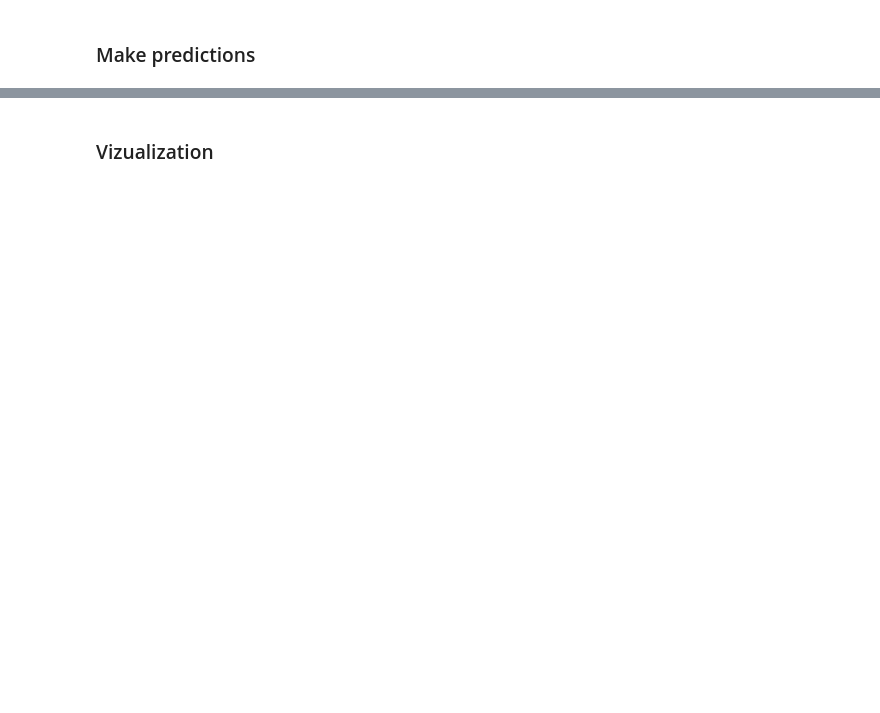
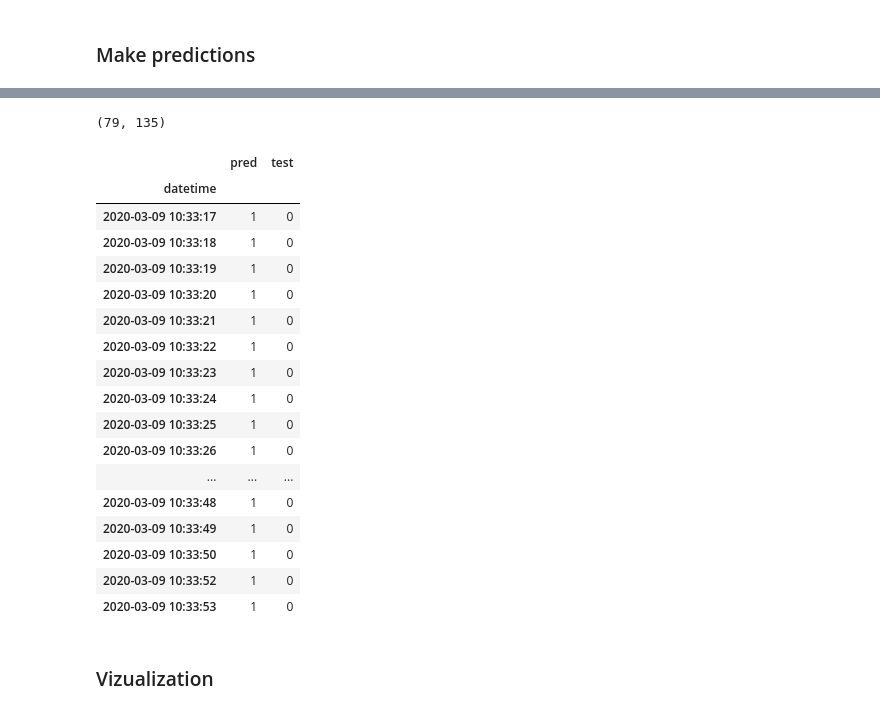
Before and after one commit to dabdya/anomaly_detection, a Jupyter notebook: Custom LSTM-AE.ipynb, the cells around one changed output, grey strips where cells are left out. Cells and saved outputs as stored; diff of their text form; code cells hidden in the pictures; blank space fills up the shorter version.

```diff
--- a/Custom LSTM-AE.ipynb
+++ b/Custom LSTM-AE.ipynb
@@ -118,6 +127,32 @@ for data_idx in range(TIME_STEPS - 1, len(x_test) - TIME_STEPS + 1):
 # %%
 prediction = pd.Series(data=0, index=df.index)
 prediction.iloc[anomalous_data_indices] = 1
+# %%
+b = pd.DataFrame({"pred":prediction, "test":y_test})
+len(b[b.test > b.pred]), len(b[b.test < b.pred])
+# %% [output]
+(79, 135)
+# %%
+b[b.test < b.pred][100:150]
+# %% [output]
+|  | pred | test |
+| datetime |  |  |
+| 2020-03-09 10:33:17 | 1 | 0 |
+| 2020-03-09 10:33:18 | 1 | 0 |
+| 2020-03-09 10:33:19 | 1 | 0 |
+| 2020-03-09 10:33:20 | 1 | 0 |
+| 2020-03-09 10:33:21 | 1 | 0 |
+| 2020-03-09 10:33:22 | 1 | 0 |
+| 2020-03-09 10:33:23 | 1 | 0 |
+| 2020-03-09 10:33:24 | 1 | 0 |
+| 2020-03-09 10:33:25 | 1 | 0 |
+| 2020-03-09 10:33:26 | 1 | 0 |
+| ... | ... | ... |
+| 2020-03-09 10:33:48 | 1 | 0 |
+| 2020-03-09 10:33:49 | 1 | 0 |
+| 2020-03-09 10:33:50 | 1 | 0 |
+| 2020-03-09 10:33:52 | 1 | 0 |
+| 2020-03-09 10:33:53 | 1 | 0 |
 # %% [markdown]
 ### Vizualization
 # %%
```
Also changed, not shown: parts of 15 cells of this notebook.
